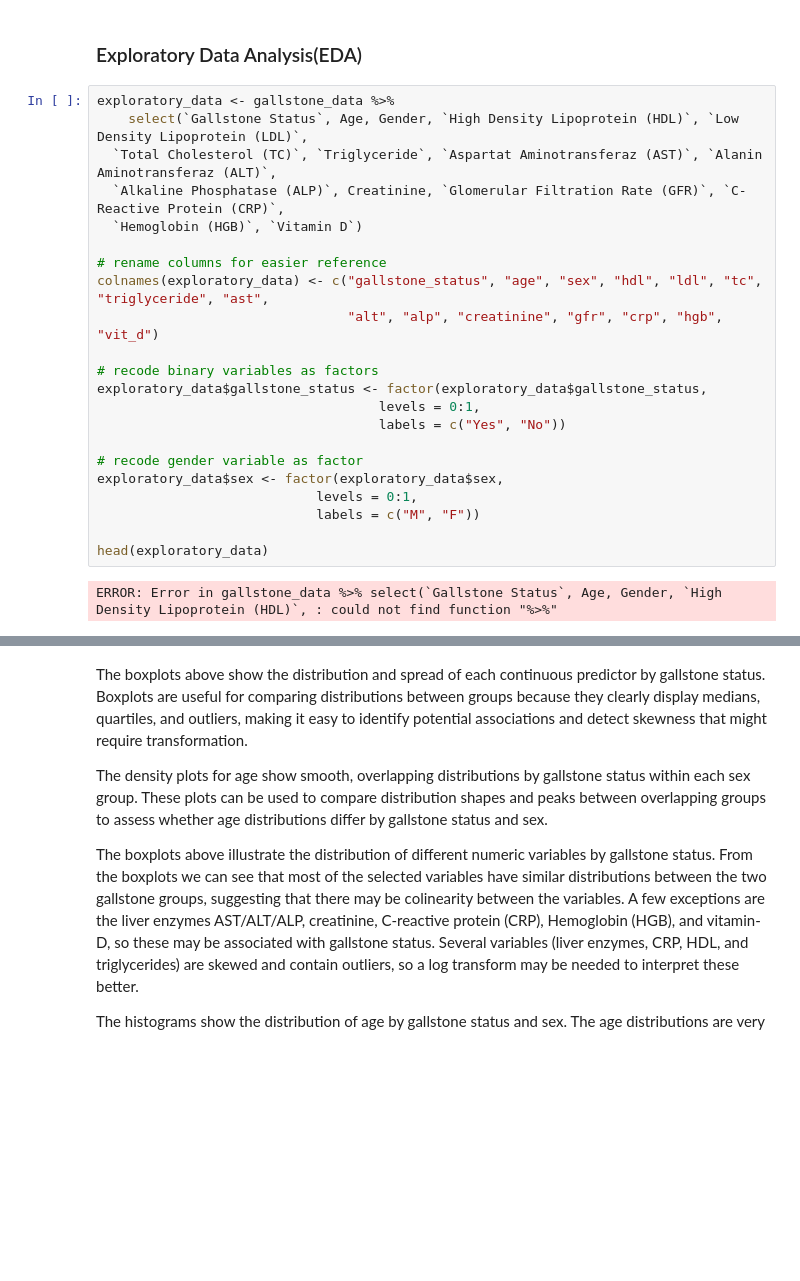
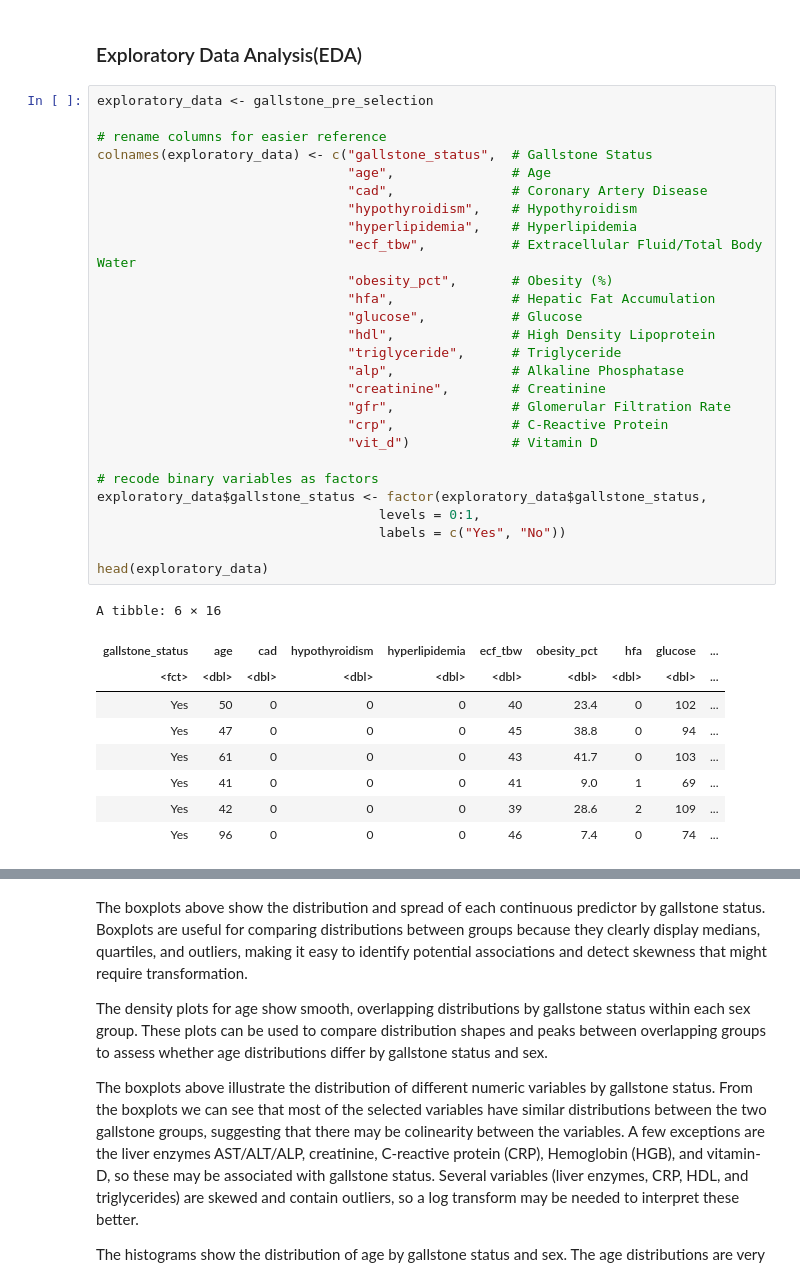
Before and after one commit to hakkd/STAT-301-group-project, a Jupyter notebook: Gallstone.ipynb, the cells around one changed output, grey strips where cells are left out. Drawn from its saved outputs; the diff is of its cells as text; blank space fills up the shorter version.

```diff
--- a/Gallstone.ipynb
+++ b/Gallstone.ipynb
@@ -281,29 +281,42 @@ Esen, I., Arslan, H., Aktürk, S., Gülşen, M., Kültekin, N., & Özdemir, O. (
 # %% [markdown]
 ### Exploratory Data Analysis(EDA)
 # %%
-exploratory_data <- gallstone_data %>%
-    select(`Gallstone Status`, Age, Gender, `High Density Lipoprotein (HDL)`, `Low Density Lipoprotein (LDL)`,
-  `Total Cholesterol (TC)`, `Triglyceride`, `Aspartat Aminotransferaz (AST)`, `Alanin Aminotransferaz (ALT)`,
-  `Alkaline Phosphatase (ALP)`, Creatinine, `Glomerular Filtration Rate (GFR)`, `C-Reactive Protein (CRP)`,
-  `Hemoglobin (HGB)`, `Vitamin D`)
+exploratory_data <- gallstone_pre_selection
 
 # rename columns for easier reference
-colnames(exploratory_data) <- c("gallstone_status", "age", "sex", "hdl", "ldl", "tc", "triglyceride", "ast",
-                                "alt", "alp", "creatinine", "gfr", "crp", "hgb", "vit_d")
+colnames(exploratory_data) <- c("gallstone_status",  # Gallstone Status
+                                "age",               # Age
+                                "cad",               # Coronary Artery Disease
+                                "hypothyroidism",    # Hypothyroidism
+                                "hyperlipidemia",    # Hyperlipidemia
+                                "ecf_tbw",           # Extracellular Fluid/Total Body Water
+                                "obesity_pct",       # Obesity (%)
+                                "hfa",               # Hepatic Fat Accumulation
+                                "glucose",           # Glucose
+                                "hdl",               # High Density Lipoprotein
+                                "triglyceride",      # Triglyceride
+                                "alp",               # Alkaline Phosphatase
+                                "creatinine",        # Creatinine
+                                "gfr",               # Glomerular Filtration Rate
+                                "crp",               # C-Reactive Protein
+                                "vit_d")             # Vitamin D
 
 # recode binary variables as factors
 exploratory_data$gallstone_status <- factor(exploratory_data$gallstone_status,
                                     levels = 0:1,
                                     labels = c("Yes", "No"))
 
-# recode gender variable as factor
-exploratory_data$sex <- factor(exploratory_data$sex,
-                            levels = 0:1,
-                            labels = c("M", "F"))
-
 head(exploratory_data)
 # %% [output]
-ERROR: Error in gallstone_data %>% select(`Gallstone Status`, Age, Gender, `High Density Lipoprotein (HDL)`, : could not find function "%>%"
+A tibble: 6 × 16
+| gallstone_status | age | cad | hypothyroidism | hyperlipidemia | ecf_tbw | obesity_pct | hfa | glucose | ... |
+| <fct> | <dbl> | <dbl> | <dbl> | <dbl> | <dbl> | <dbl> | <dbl> | <dbl> | ... |
+| Yes | 50 | 0 | 0 | 0 | 40 | 23.4 | 0 | 102 | ... |
+| Yes | 47 | 0 | 0 | 0 | 45 | 38.8 | 0 | 94 | ... |
+| Yes | 61 | 0 | 0 | 0 | 43 | 41.7 | 0 | 103 | ... |
+| Yes | 41 | 0 | 0 | 0 | 41 | 9.0 | 1 | 69 | ... |
+| Yes | 42 | 0 | 0 | 0 | 39 | 28.6 | 2 | 109 | ... |
+| Yes | 96 | 0 | 0 | 0 | 46 | 7.4 | 0 | 74 | ... |
 # %%
 # show summary of the data
 summary(exploratory_data)
```
Also changed, not shown: parts of 4 cells of this notebook.
